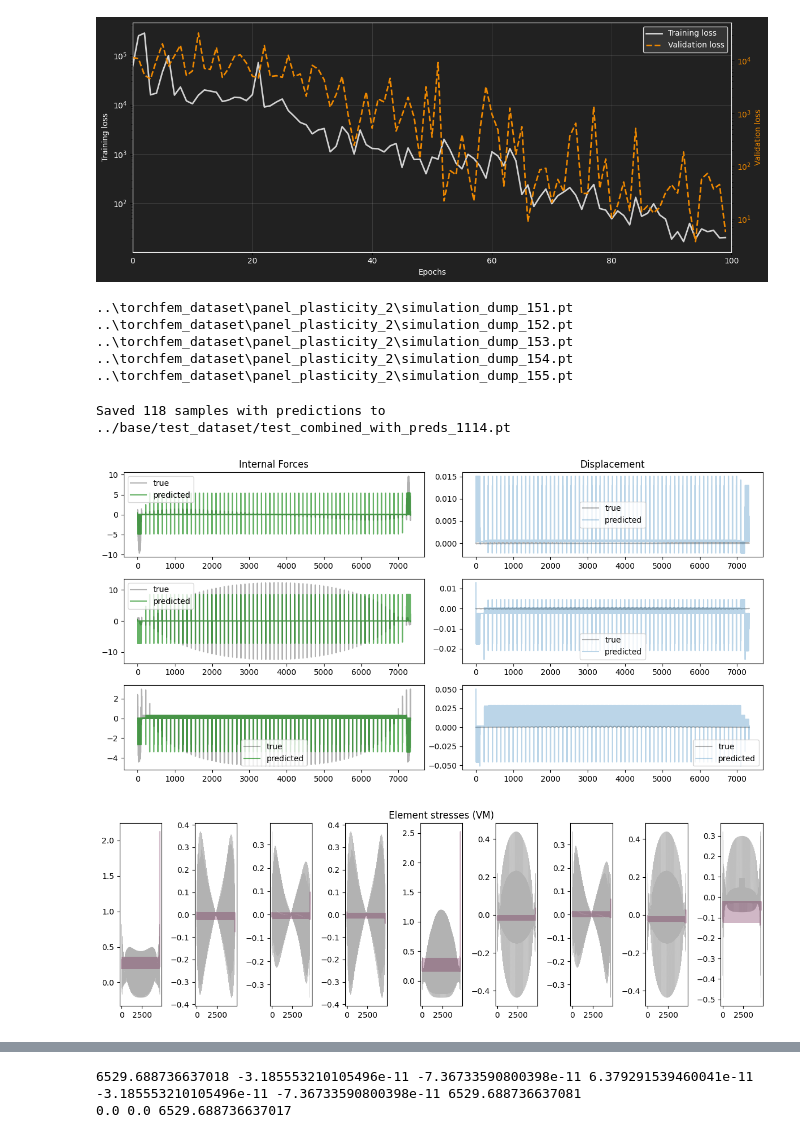
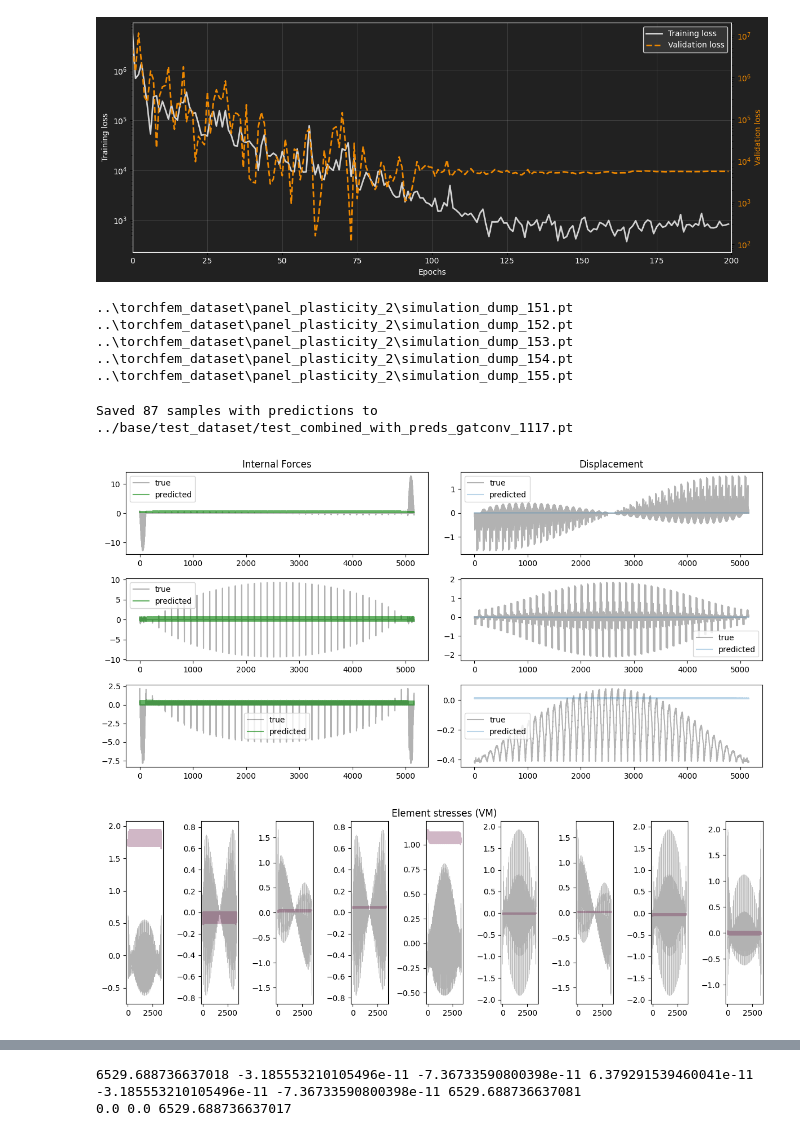
Before and after one commit to bartutuncay/mpnn_fem, a Jupyter notebook: hgt_train_1114.ipynb, the cells around one changed output, grey strips where cells are left out. Cells and saved outputs as stored; diff of their text form; code cells hidden in the pictures.

```diff
--- a/hgt_train_1114.ipynb
+++ b/hgt_train_1114.ipynb
@@ -2,7 +2,8 @@
 # Load Dataset
 
 import torch
-dataset = torch.load("../torchfem_dataset/panel_plasticity_2/panel_combined_3.pt",weights_only=False)
+dataset = torch.load("../torchfem_dataset/panel_plasticity_3/panel_combined.pt",weights_only=False)
+#dataset_2 = torch.load("../torchfem_dataset/tube_2/tube_combined.pt",weights_only=False)
 # %%
 ## Process dataset for training
 import torch
@@ -366,9 +593,10 @@ Best val: 3.725289563563737
 ## Plot Losses
 import matplotlib.pyplot as plt
 import numpy as np
+import pandas as pd
 
-loss_np = np.array(losses[1:])
-#loss_np = pd.read_csv('training_loss_2.csv').to_numpy()
+#loss_np = np.array(losses[1:])
+loss_np = pd.read_csv('training_loss_gatconv_1117_norm.csv',index_col=0,header=1).to_numpy()
 
 plt, ax1 = plt.subplots()
 plt.set_figwidth(12)
@@ -398,7 +626,7 @@ for spine in ax2.spines.values():
     spine.set_color('white')
 
 
-ax1.set_xlim(0,100)
+ax1.set_xlim(0,200)
 # Optional: combine legends
 lines_1, labels_1 = ax1.get_legend_handles_labels()
 lines_2, labels_2 = ax2.get_legend_handles_labels()
@@ -406,7 +634,7 @@ ax1.legend(lines_1 + lines_2, labels_1 + labels_2, loc='upper right', facecolor=
 plt.tight_layout()
 plt.show()
 # %% [output]
-[figure, old version]
+[figure, new version]
 # %%
 ## Validation Cases
 from pathlib import Path
@@ -653,6 +1216,7 @@ with torch.no_grad():
         d = d.to(device)
 
         pred = model(d.x_dict, d.edge_index_dict)  # returns dict: {'u','fint','s'}
+        pred = scaler.inverse_transform(pred)
 
         # Detach and move predictions to CPU for saving
         pu = pred['u'].detach().cpu()
@@ -670,45 +1234,46 @@ with torch.no_grad():
         out_samples.append(d)
 
 # Save to a new file
-save_path = "../base/test_dataset/test_combined_with_preds_1114.pt"
+save_path = "../base/test_dataset/test_combined_with_preds_gatconv_1117.pt"
 torch.save(out_samples, save_path)
 print(f"Saved {len(out_samples)} samples with predictions to {save_path}")
 # %% [output]
-Saved 118 samples with predictions to ../base/test_dataset/test_combined_with_preds_1114.pt
+Saved 87 samples with predictions to ../base/test_dataset/test_combined_with_preds_gatconv_1117.pt
 # %%
 import matplotlib.pyplot as plt
-out_samples = torch.load("../base/test_dataset/test_combined_with_preds_1114.pt",weights_only=False)
+import torch
+out_samples = torch.load("../base/test_dataset/test_combined_with_preds_gatconv_1117.pt",weights_only=False)
 
 fig, ax = plt.subplots(3,2)
 fig.set_figwidth(12)
 fig.set_figheight(6)
-sample = 14
+sample = 49
 
 ax[0,0].set_title('Internal Forces')
 ax[0,1].set_title('Displacement')
 
 for i in range(3):
     ax[i,1].plot(out_samples[sample]['nodes']['y_u'][:,i],'k',alpha=0.3,label='true')
     ax[i,1].plot(out_samples[sample]['nodes']['pred_u'][:,i],alpha=0.3,label='predicted')
     ax[i,1].legend()
 
     ax[i,0].plot(out_samples[sample]['nodes']['y_fint'][:,i],'k',alpha=0.3,label='true')
     ax[i,0].plot(out_samples[sample]['nodes']['pred_fint'][:,i],color='green',alpha=0.6,label='predicted')
     ax[i,0].legend()
 plt.tight_layout()
 
 
 fig, ax = plt.subplots(1,9)
 fig.set_figwidth(12)
 fig.set_figheight(4)
 ax[4].set_title('Element stresses (VM)')
 for i in range(9):
     ax[i].plot(out_samples[sample]['elements']['y_s'][:,i],'k',linewidth=0.3,alpha=0.3)
     ax[i].plot(out_samples[sample]['elements']['pred_s'][:,i],color='#661144',alpha=0.3)
 plt.tight_layout()
 # %% [output]
-[figure, old version]
+[figure, new version]
-[figure, old version]
+[figure, new version]
 # %%
 ## Visualization - Matplotlib 3D Scatter Plot
 import matplotlib.pyplot as plt
```
Also changed, not shown: parts of 8 cells of this notebook, 9 other files.
